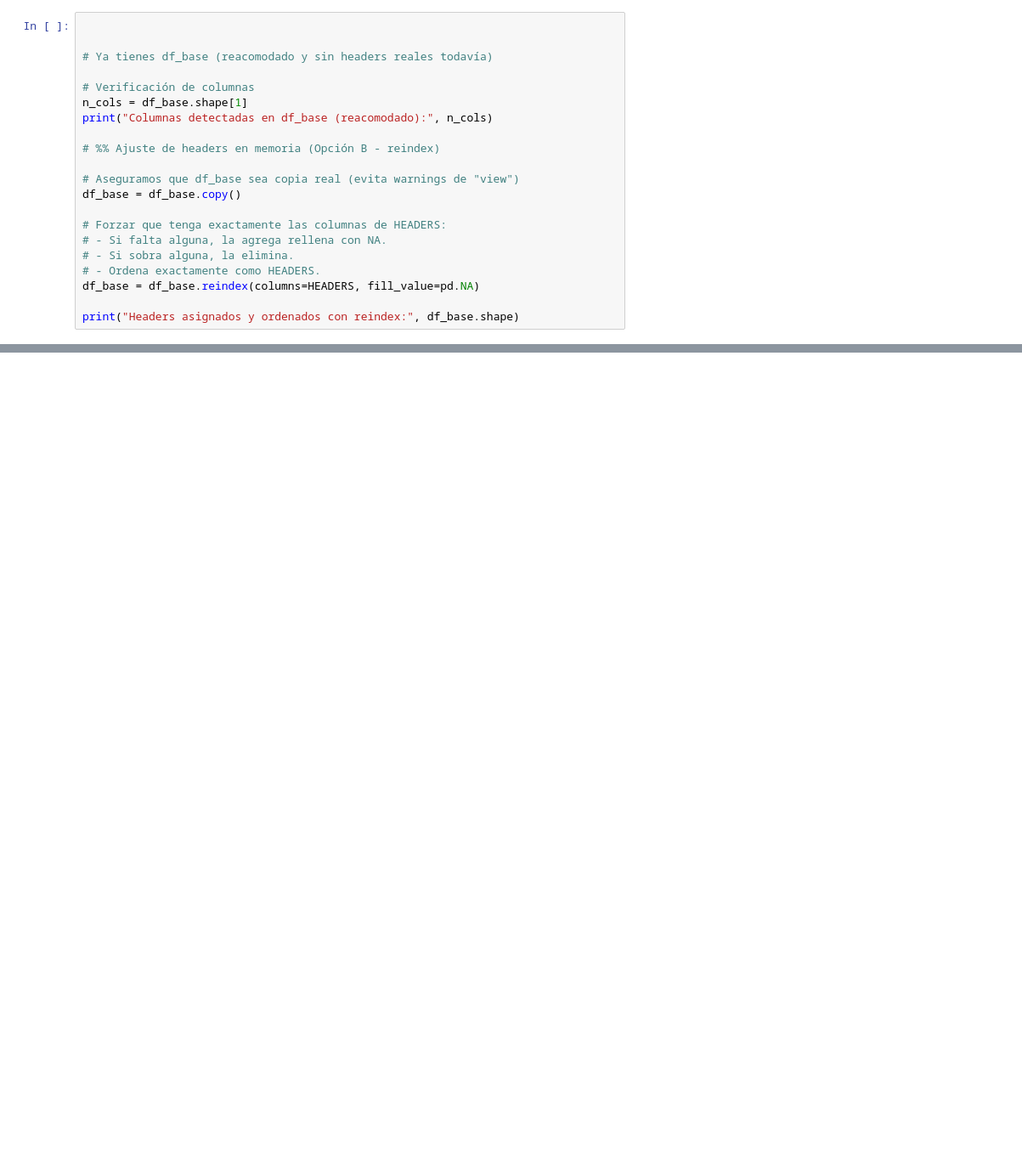
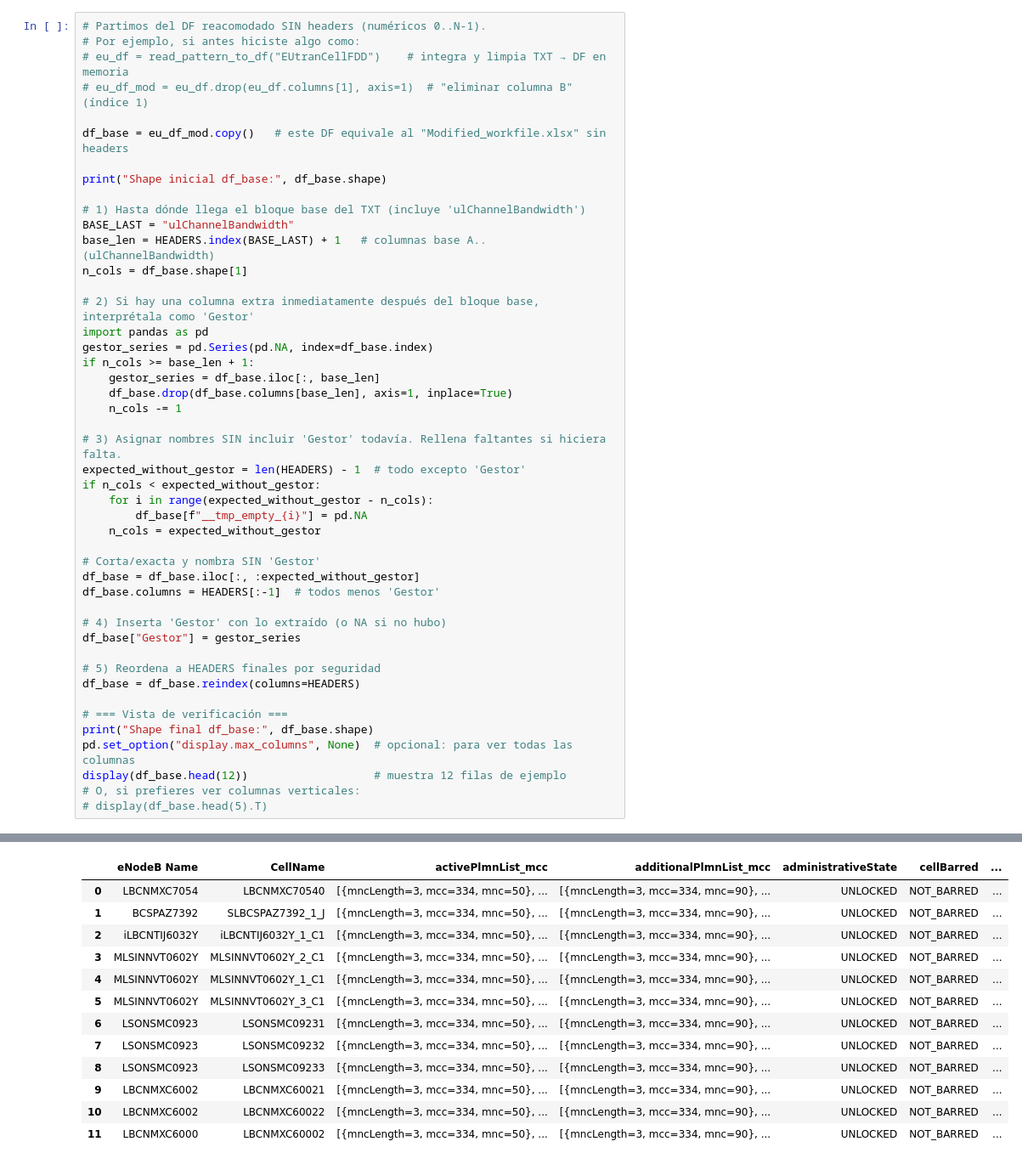
Before and after one commit to chava28pvp/lstcellran, a Jupyter notebook: df_processing_Ericsson4G.ipynb, the cells around one changed output, grey strips where cells are left out. Shown: that part at 85% size. Saved outputs shown, nothing was run; the diff lists cells and outputs as text; blank space fills up the shorter version.

```diff
--- a/df_processing_Ericsson4G.ipynb
+++ b/df_processing_Ericsson4G.ipynb
@@ -164,22 +113,47 @@ Reacomodo OK -> DataFrame en memoria con columnas reordenadas: (51814, 23)
 # %%
+# Partimos del DF reacomodado SIN headers (numéricos 0..N-1).
+# Por ejemplo, si antes hiciste algo como:
+# eu_df = read_pattern_to_df("EUtranCellFDD")    # integra y limpia TXT → DF en memoria
+# eu_df_mod = eu_df.drop(eu_df.columns[1], axis=1)  # "eliminar columna B" (índice 1)
 
+df_base = eu_df_mod.copy()   # este DF equivale al "Modified_workfile.xlsx" sin headers
 
-# Ya tienes df_base (reacomodado y sin headers reales todavía)
+print("Shape inicial df_base:", df_base.shape)
 
-# Verificación de columnas
+# 1) Hasta dónde llega el bloque base del TXT (incluye 'ulChannelBandwidth')
+BASE_LAST = "ulChannelBandwidth"
+base_len = HEADERS.index(BASE_LAST) + 1   # columnas base A..(ulChannelBandwidth)
 n_cols = df_base.shape[1]
-print("Columnas detectadas en df_base (reacomodado):", n_cols)
 
-# %% Ajuste de headers en memoria (Opción B - reindex)
+# 2) Si hay una columna extra inmediatamente después del bloque base, interprétala como 'Gestor'
+import pandas as pd
+gestor_series = pd.Series(pd.NA, index=df_base.index)
+if n_cols >= base_len + 1:
+    gestor_series = df_base.iloc[:, base_len]
+    df_base.drop(df_base.columns[base_len], axis=1, inplace=True)
+    n_cols -= 1
 
-# Aseguramos que df_base sea copia real (evita warnings de "view")
-df_base = df_base.copy()
+# 3) Asignar nombres SIN incluir 'Gestor' todavía. Rellena faltantes si hiciera falta.
+expected_without_gestor = len(HEADERS) - 1  # todo excepto 'Gestor'
+if n_cols < expected_without_gestor:
+    for i in range(expected_without_gestor - n_cols):
+        df_base[f"__tmp_empty_{i}"] = pd.NA
+    n_cols = expected_without_gestor
 
-# Forzar que tenga exactamente las columnas de HEADERS:
-# - Si falta alguna, la agrega rellena con NA.
-# - Si sobra alguna, la elimina.
-# - Ordena exactamente como HEADERS.
-df_base = df_base.reindex(columns=HEADERS, fill_value=pd.NA)
+# Corta/exacta y nombra SIN 'Gestor'
+df_base = df_base.iloc[:, :expected_without_gestor]
+df_base.columns = HEADERS[:-1]  # todos menos 'Gestor'
 
-print("Headers asignados y ordenados con reindex:", df_base.shape)
+# 4) Inserta 'Gestor' con lo extraído (o NA si no hubo)
+df_base["Gestor"] = gestor_series
+
+# 5) Reordena a HEADERS finales por seguridad
+df_base = df_base.reindex(columns=HEADERS)
+
+# === Vista de verificación ===
+print("Shape final df_base:", df_base.shape)
+pd.set_option("display.max_columns", None)  # opcional: para ver todas las columnas
+display(df_base.head(12))                   # muestra 12 filas de ejemplo
+# O, si prefieres ver columnas verticales:
+# display(df_base.head(5).T)
 # %% [output]
@@ -188 +162,14 @@ Headers asignados y ordenados con reindex: (51814, 31)
+|  | eNodeB Name | CellName | activePlmnList_mcc | additionalPlmnList_mcc | administrativeState | cellBarred | ... |
+| 0 | LBCNMXC7054 | LBCNMXC70540 | [{mncLength=3, mcc=334, mnc=50}, ... | [{mncLength=3, mcc=334, mnc=90}, ... | UNLOCKED | NOT_BARRED | ... |
+| 1 | BCSPAZ7392 | SLBCSPAZ7392_1_J | [{mncLength=3, mcc=334, mnc=50}, ... | [{mncLength=3, mcc=334, mnc=90}, ... | UNLOCKED | NOT_BARRED | ... |
+| 2 | iLBCNTIJ6032Y | iLBCNTIJ6032Y_1_C1 | [{mncLength=3, mcc=334, mnc=50}, ... | [{mncLength=3, mcc=334, mnc=90}, ... | UNLOCKED | NOT_BARRED | ... |
+| 3 | MLSINNVT0602Y | MLSINNVT0602Y_2_C1 | [{mncLength=3, mcc=334, mnc=50}, ... | [{mncLength=3, mcc=334, mnc=90}, ... | UNLOCKED | NOT_BARRED | ... |
+| 4 | MLSINNVT0602Y | MLSINNVT0602Y_1_C1 | [{mncLength=3, mcc=334, mnc=50}, ... | [{mncLength=3, mcc=334, mnc=90}, ... | UNLOCKED | NOT_BARRED | ... |
+| 5 | MLSINNVT0602Y | MLSINNVT0602Y_3_C1 | [{mncLength=3, mcc=334, mnc=50}, ... | [{mncLength=3, mcc=334, mnc=90}, ... | UNLOCKED | NOT_BARRED | ... |
+| 6 | LSONSMC0923 | LSONSMC09231 | [{mncLength=3, mcc=334, mnc=50}, ... | [{mncLength=3, mcc=334, mnc=90}, ... | UNLOCKED | NOT_BARRED | ... |
+| 7 | LSONSMC0923 | LSONSMC09232 | [{mncLength=3, mcc=334, mnc=50}, ... | [{mncLength=3, mcc=334, mnc=90}, ... | UNLOCKED | NOT_BARRED | ... |
+| 8 | LSONSMC0923 | LSONSMC09233 | [{mncLength=3, mcc=334, mnc=50}, ... | [{mncLength=3, mcc=334, mnc=90}, ... | UNLOCKED | NOT_BARRED | ... |
+| 9 | LBCNMXC6002 | LBCNMXC60021 | [{mncLength=3, mcc=334, mnc=50}, ... | [{mncLength=3, mcc=334, mnc=90}, ... | UNLOCKED | NOT_BARRED | ... |
+| 10 | LBCNMXC6002 | LBCNMXC60022 | [{mncLength=3, mcc=334, mnc=50}, ... | [{mncLength=3, mcc=334, mnc=90}, ... | UNLOCKED | NOT_BARRED | ... |
+| 11 | LBCNMXC6000 | LBCNMXC60002 | [{mncLength=3, mcc=334, mnc=50}, ... | [{mncLength=3, mcc=334, mnc=90}, ... | UNLOCKED | NOT_BARRED | ... |
 # %%
```
Also changed, not shown: parts of 8 cells of this notebook, 2 other files.
